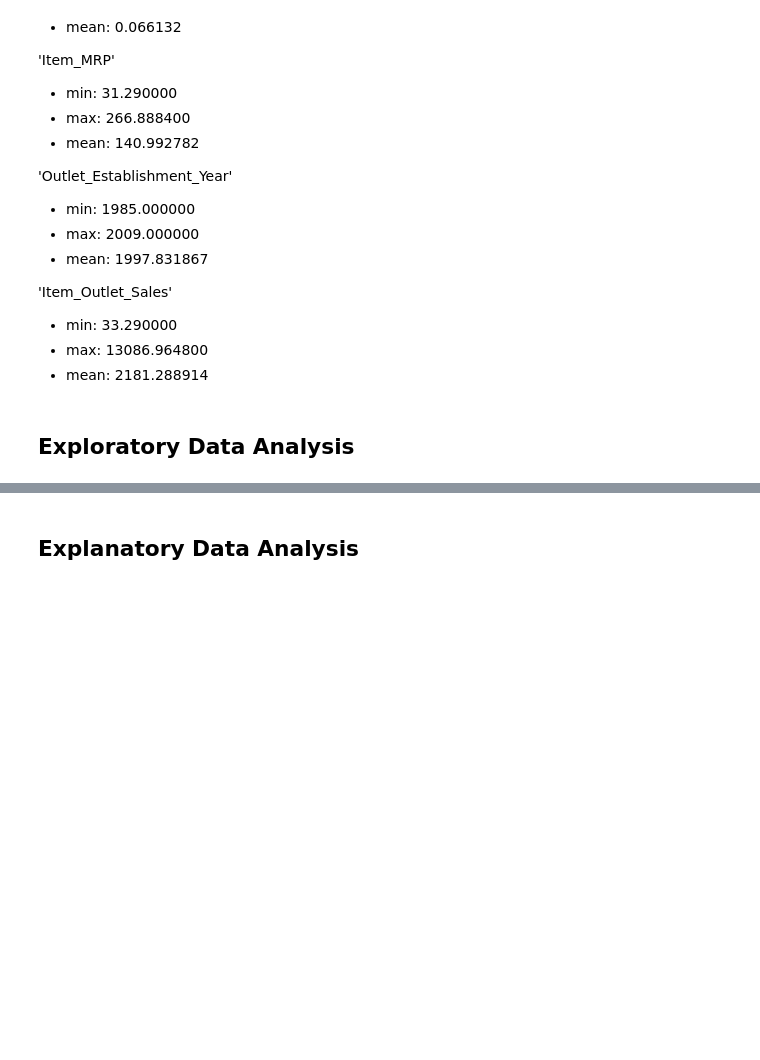
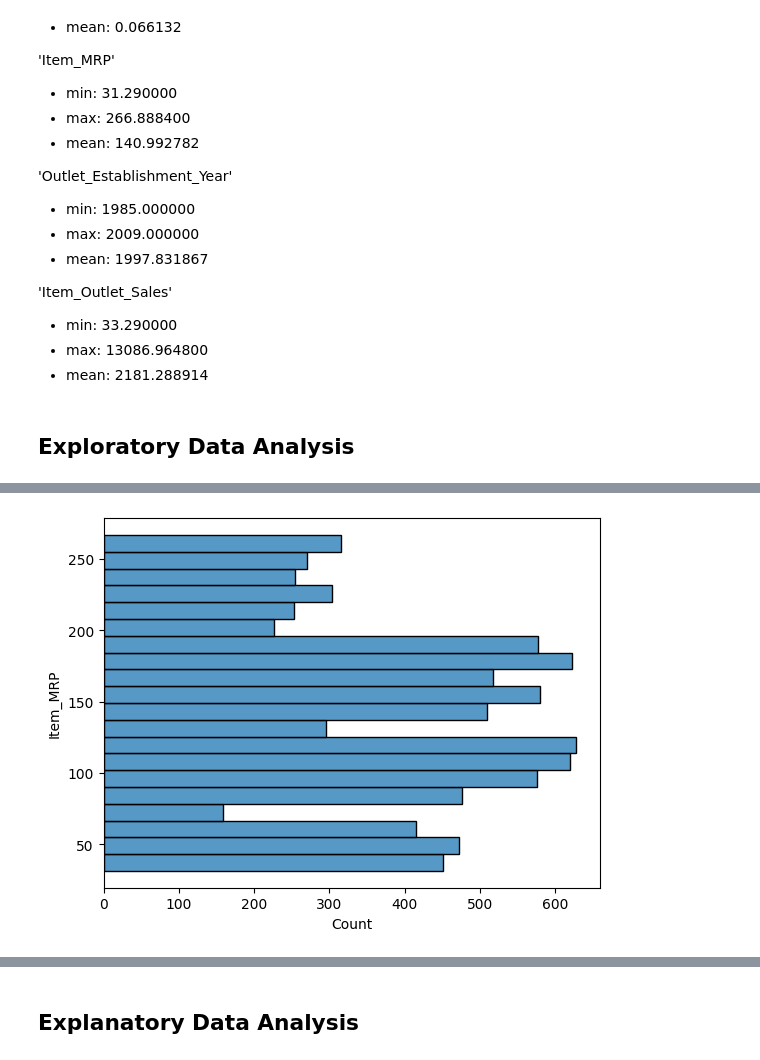
Before and after one commit to wrodemoyer/Prediction-of-Product-Sales, a Jupyter notebook: Prediction_of_Product_Sales.ipynb, the cells around one changed output, grey strips where cells are left out. Drawn from its saved outputs; the diff is of its cells as text; code cells hidden in the pictures; blank space fills up the shorter version.

```diff
--- a/Prediction_of_Product_Sales.ipynb
+++ b/Prediction_of_Product_Sales.ipynb
@@ -221,0 +257,6 @@ Min, Max, and Mean for each Numerical Column.
+# %%
+ax = sns.histplot(data=df,
+                  y= 'Item_MRP',
+                  bins= 20);
+# %% [output]
+[figure, added]
```
Also changed, not shown: parts of 13 cells of this notebook.
